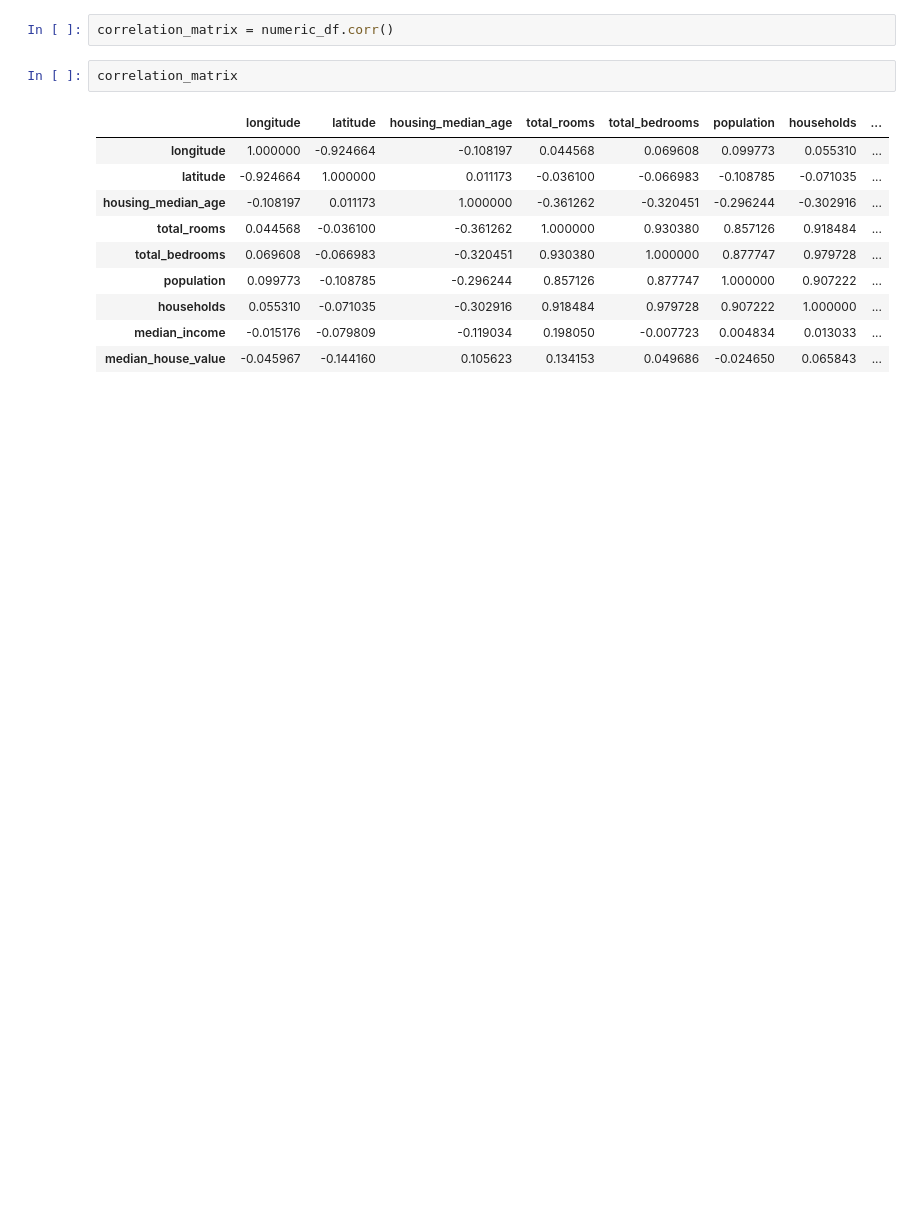
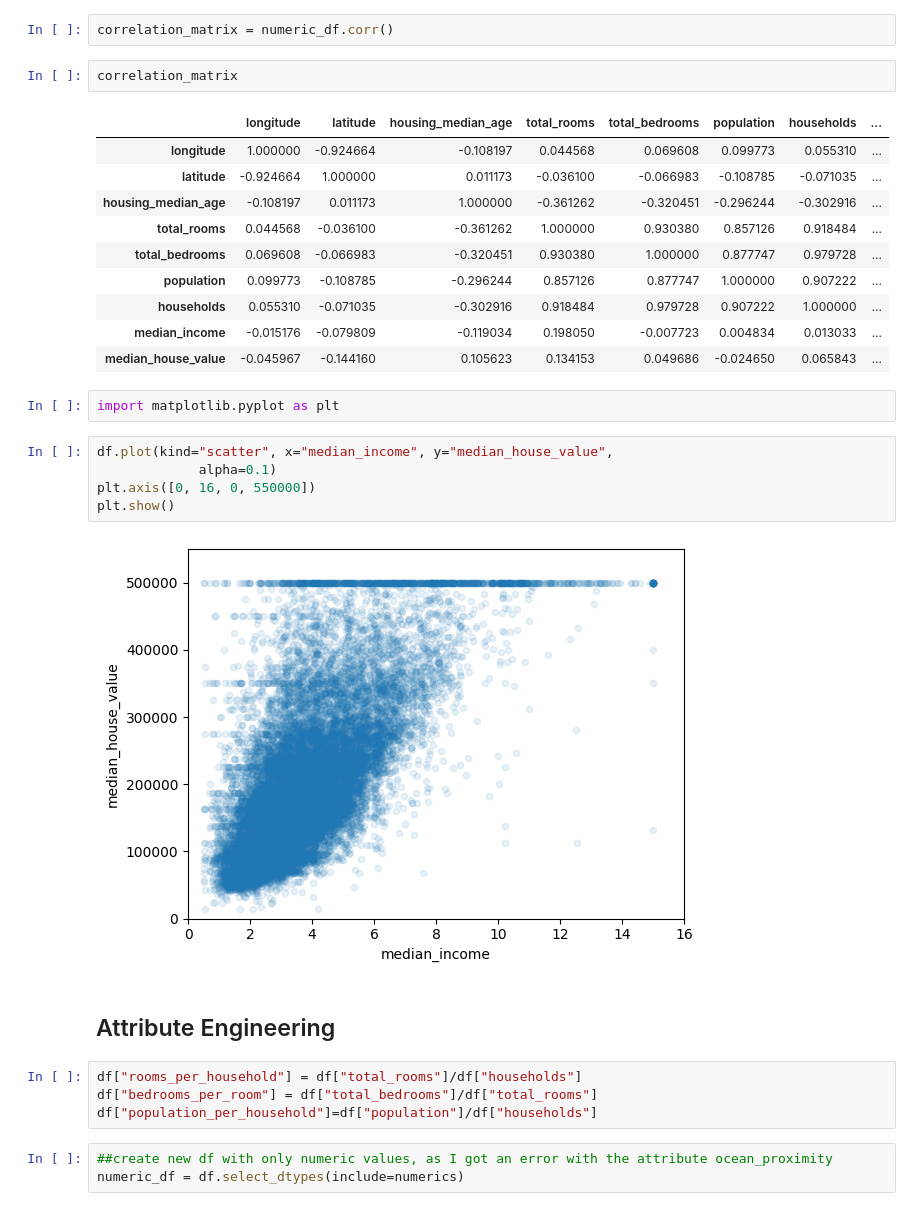
Before and after one commit to bademari/AI_ML_Lab, a Jupyter notebook: Lab 1.ipynb, the cells around one changed output. Cells and saved outputs as stored; diff of their text form; blank space fills up the shorter version.

```diff
--- a/Lab 1.ipynb
+++ b/Lab 1.ipynb
@@ -217,3 +145,21 @@ correlation_matrix
 | households | 0.055310 | -0.071035 | -0.302916 | 0.918484 | 0.979728 | 0.907222 | 1.000000 | ... |
 | median_income | -0.015176 | -0.079809 | -0.119034 | 0.198050 | -0.007723 | 0.004834 | 0.013033 | ... |
 | median_house_value | -0.045967 | -0.144160 | 0.105623 | 0.134153 | 0.049686 | -0.024650 | 0.065843 | ... |
+# %%
+import matplotlib.pyplot as plt
+# %%
+df.plot(kind="scatter", x="median_income", y="median_house_value",
+             alpha=0.1)
+plt.axis([0, 16, 0, 550000])
+plt.show()
+# %% [output]
+[figure, added]
+# %% [markdown]
+## Attribute Engineering
+# %%
+df["rooms_per_household"] = df["total_rooms"]/df["households"]
+df["bedrooms_per_room"] = df["total_bedrooms"]/df["total_rooms"]
+df["population_per_household"]=df["population"]/df["households"]
+# %%
+##create new df with only numeric values, as I got an error with the attribute ocean_proximity
+numeric_df = df.select_dtypes(include=numerics)
```
Also changed, not shown: parts of 31 cells of this notebook.
